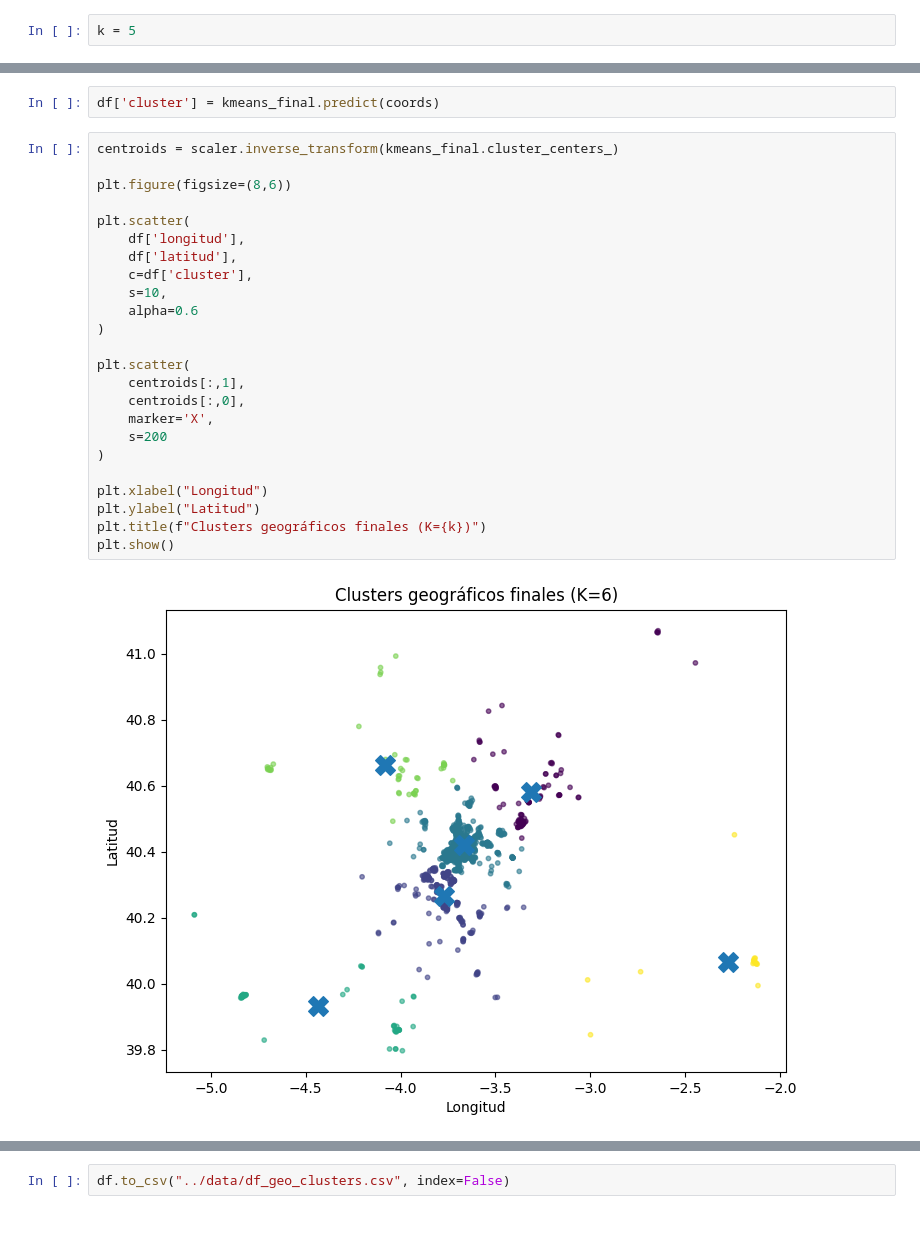
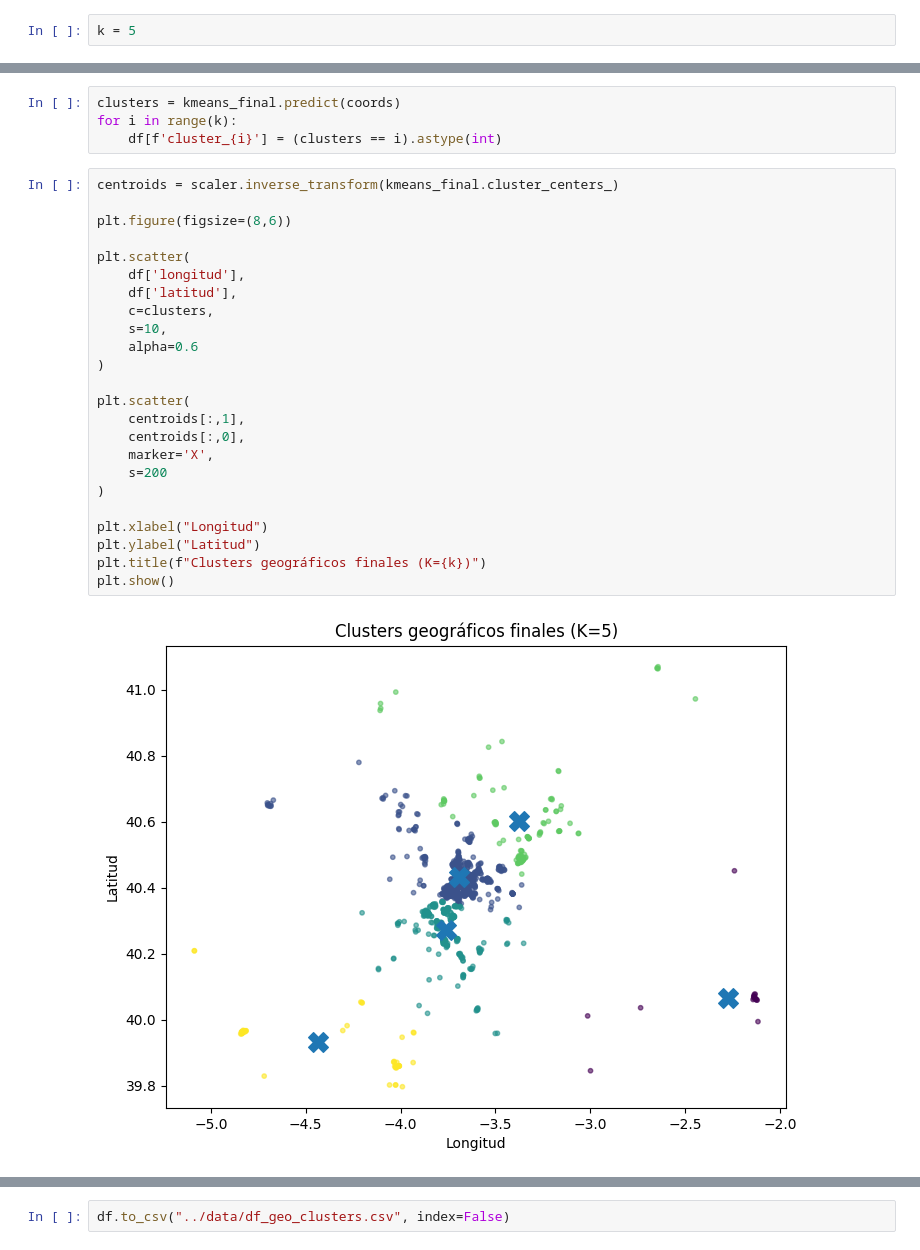
Before and after one commit to mrosm-dev/ML_Prediccion_Precio_Vivienda_Madrid, a Jupyter notebook: src/cajon_basura/notebook_pipeline-MANU.ipynb, the cells around one changed output, grey strips where cells are left out. Drawn from its saved outputs; the diff is of its cells as text.

Commit message:
Clusters con OHE

```diff
--- a/src/cajon_basura/notebook_pipeline-MANU.ipynb
+++ b/src/cajon_basura/notebook_pipeline-MANU.ipynb
@@ -422,28 +422,30 @@ KMeans(n_clusters=6, n_init=50, random_state=42)
 # %%
-df['cluster'] = kmeans_final.predict(coords)
+clusters = kmeans_final.predict(coords)
+for i in range(k):
+    df[f'cluster_{i}'] = (clusters == i).astype(int)
 # %%
 centroids = scaler.inverse_transform(kmeans_final.cluster_centers_)
 
 plt.figure(figsize=(8,6))
 
 plt.scatter(
     df['longitud'],
     df['latitud'],
-    c=df['cluster'],
+    c=clusters,
     s=10,
     alpha=0.6
 )
 
 plt.scatter(
     centroids[:,1],
     centroids[:,0],
     marker='X',
     s=200
 )
 
 plt.xlabel("Longitud")
 plt.ylabel("Latitud")
 plt.title(f"Clusters geográficos finales (K={k})")
 plt.show()
 # %% [output]
-[figure, old version]
+[figure, new version]
```
Also changed, not shown: parts of 2 cells of this notebook, 1 other file.
